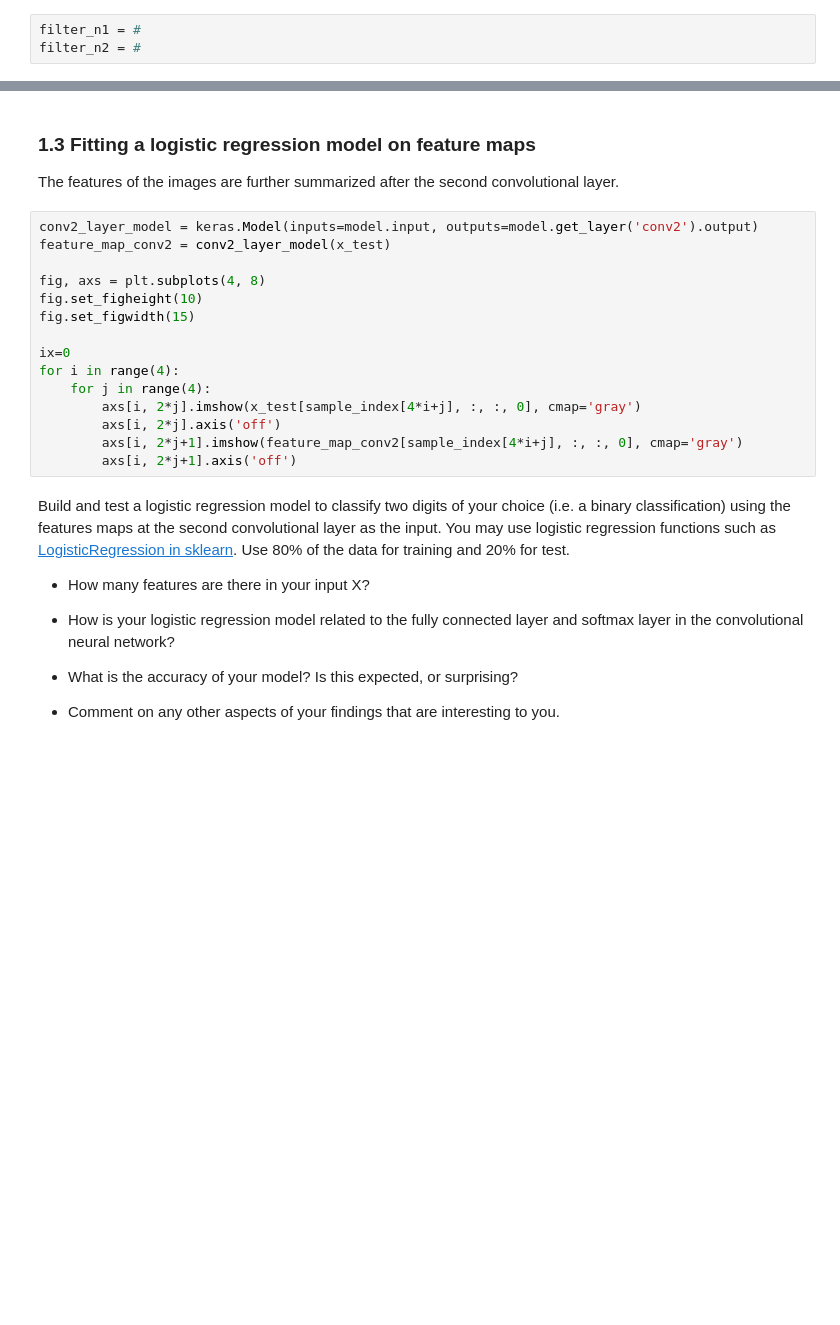
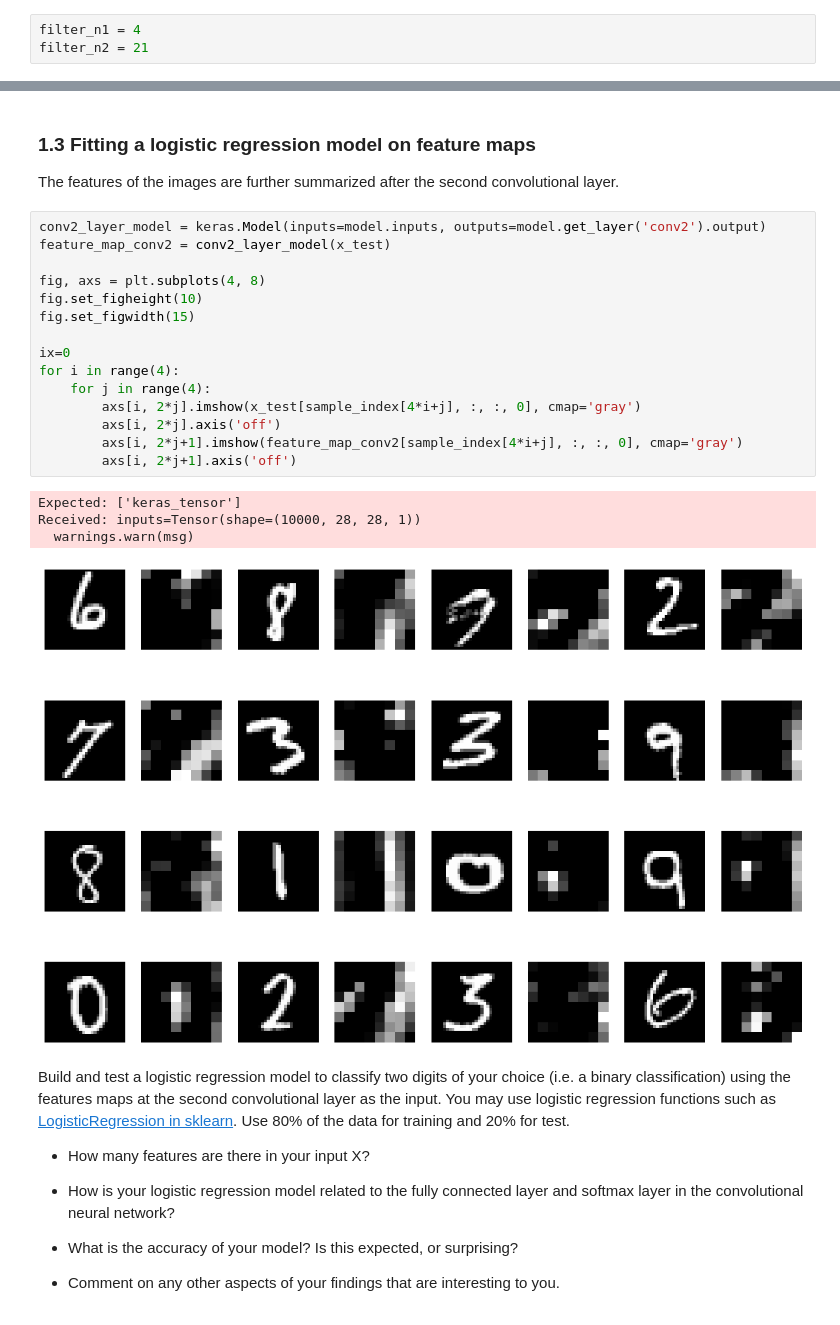
Before and after one commit to hop324/IML, a Jupyter notebook: assignments/assn2/assn2.ipynb, the cells around one changed output, grey strips where cells are left out. Saved outputs shown, nothing was run; the diff lists cells and outputs as text; blank space fills up the shorter version.

```diff
--- a/assignments/assn2/assn2.ipynb
+++ b/assignments/assn2/assn2.ipynb
@@ -126,8 +170,8 @@ sample_index = random.sample(range(1, len(x_test)), 16)
 # %% [markdown]
 Choose two filters among all 32 filters from 2.1, and visualize their feature maps.
 # %%
-filter_n1 = #
-filter_n2 = #
+filter_n1 = 4
+filter_n2 = 21
 # %% [markdown]
 There is no need to modify the next code cells, just run the four cells below.
 # %%
@@ -170,20 +226,25 @@ Comment on what you see in the feature maps.
 
 The features of the images are further summarized after the second convolutional layer.
 # %%
-conv2_layer_model = keras.Model(inputs=model.input, outputs=model.get_layer('conv2').output)
+conv2_layer_model = keras.Model(inputs=model.inputs, outputs=model.get_layer('conv2').output)
 feature_map_conv2 = conv2_layer_model(x_test)
 
 fig, axs = plt.subplots(4, 8)
 fig.set_figheight(10)
 fig.set_figwidth(15)
 
 ix=0
 for i in range(4):
     for j in range(4):
         axs[i, 2*j].imshow(x_test[sample_index[4*i+j], :, :, 0], cmap='gray')
         axs[i, 2*j].axis('off')
         axs[i, 2*j+1].imshow(feature_map_conv2[sample_index[4*i+j], :, :, 0], cmap='gray')
         axs[i, 2*j+1].axis('off')
+# %% [output]
+Expected: ['keras_tensor']
+Received: inputs=Tensor(shape=(10000, 28, 28, 1))
+  warnings.warn(msg)
+[figure, added]
 # %% [markdown]
 Build and test a logistic regression model to classify two digits of your choice (i.e. a binary classification) using the features maps at the second convolutional layer as the input. You may use logistic regression functions such as [LogisticRegression in sklearn](https://scikit-learn.org/stable/modules/generated/sklearn.linear_model.LogisticRegression.html). Use 80% of the data for training and 20% for test.
 
```
Also changed, not shown: parts of 14 cells of this notebook.
